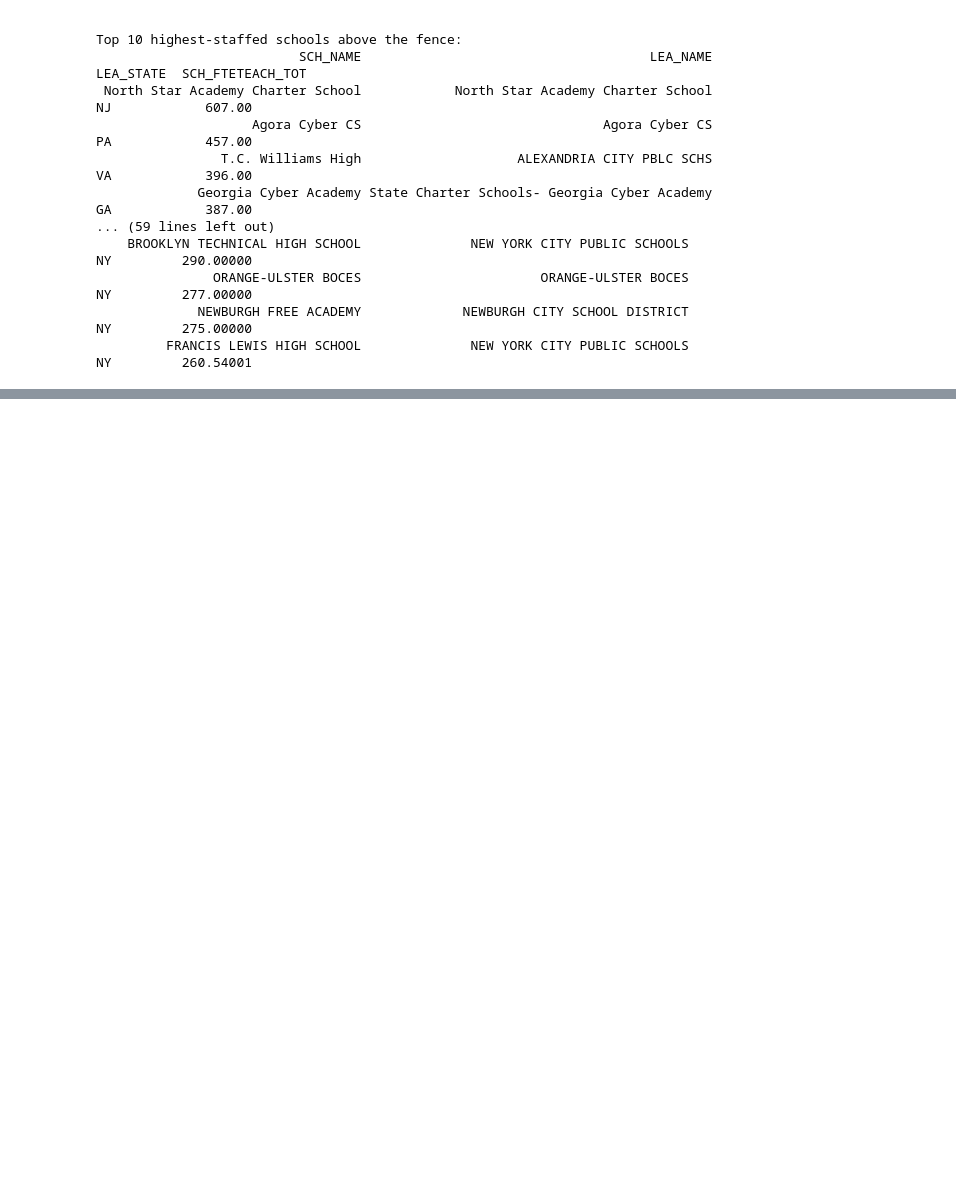
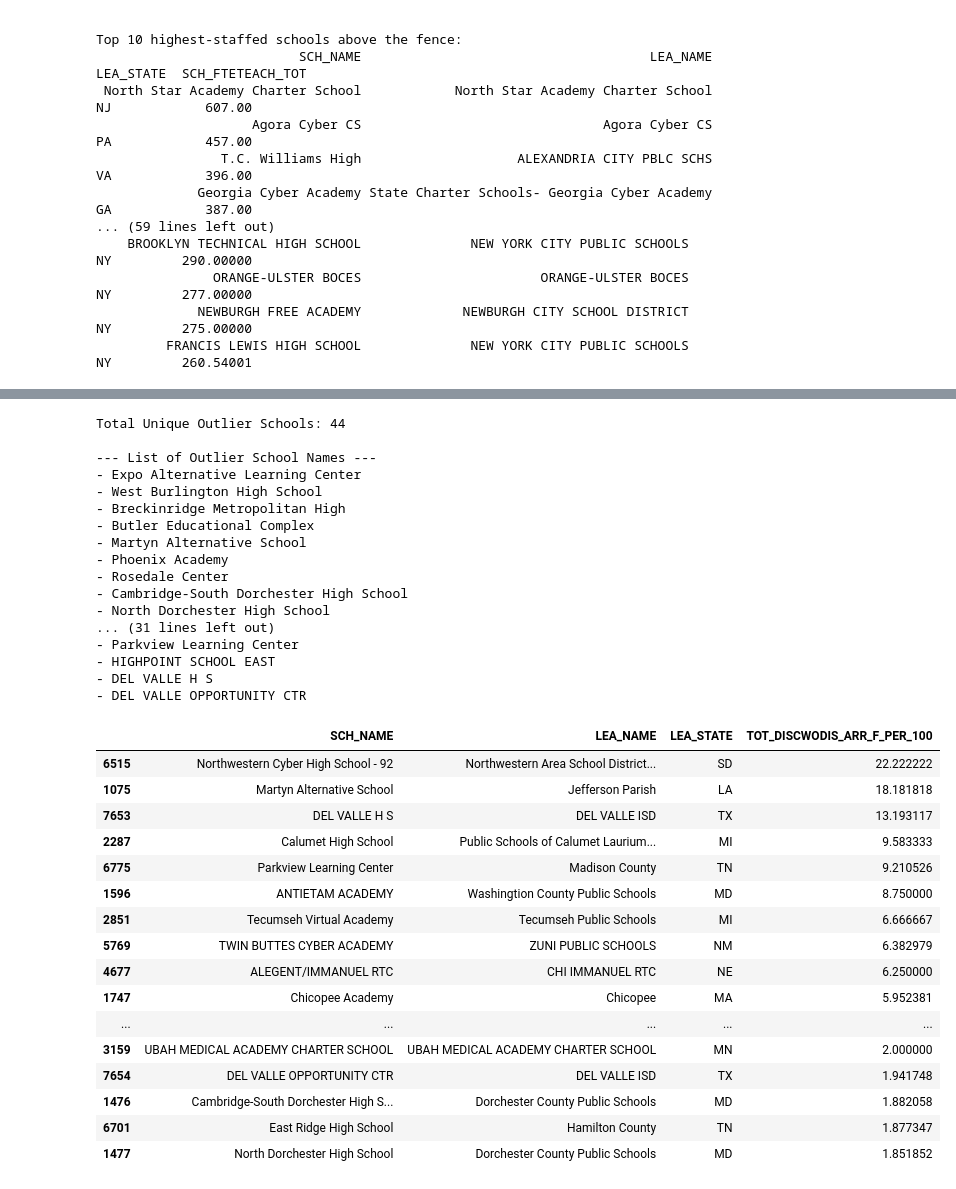
Before and after one commit to Break-Through-Tech/Capital-One-1B-ai-driven-resource-allocation-to-reduce-restrictive-practices, a Jupyter notebook: notebooks/categorycleaning_joanna.ipynb, the cells around one changed output, grey strips where cells are left out. Drawn from its saved outputs; the diff is of its cells as text; code cells hidden in the pictures; blank space fills up the shorter version.

Commit message:
adding the code that i used for the category cleaning and merging of school support and referrals and arrests

```diff
--- a/notebooks/categorycleaning_joanna.ipynb
+++ b/notebooks/categorycleaning_joanna.ipynb
@@ -271,7 +329,8 @@ for f in files:
     df = pd.read_csv(f, dtype={"LEAID": str, "SCHID": str, "COMBOKEY": str,
                                "LEA_NAME": str, "SCH_NAME": str,
                                "LEA_STATE_NAME": str, "LEA_STATE": str})
-
+    numeric_cols = df.select_dtypes("number").columns
+    data_cols = [c for c in numeric_cols if c != "YEAR"]
     # go through the count columns one at a time
     for c in data_cols:
         negative_rows = df[c] < 0          # True where the value is negative
@@ -513,19 +556,3 @@ Top 10 highest-staffed schools above the fence:
                ORANGE-ULSTER BOCES                       ORANGE-ULSTER BOCES        NY         277.00000
              NEWBURGH FREE ACADEMY             NEWBURGH CITY SCHOOL DISTRICT        NY         275.00000
          FRANCIS LEWIS HIGH SCHOOL              NEW YORK CITY PUBLIC SCHOOLS        NY         260.54001
-# %%
-import pandas as pd
-import glob
-
-refarrest_files = glob.glob("../data/filtered_data/refarrests_overlap/*.csv")
-for f in refarrest_files:
-    df_refarrests = pd.read_csv(f)
-    yr = df_refarrests["YEAR"][0]
-    print(f"{yr} : {df_refarrests.shape}")
-
-df_refarrests_2324 = pd.read_csv("../data/filtered_data/refarrests_overlap/filtered_filtered_ReferralsandArrests_2324.csv")
-
-# 2023-204 mostly holds columns with _X (holds non-binary student data)
-not_overlap = [col for col in df_refarrests_2324.columns if col not in true_overlap_columns_referrals ]
-print(true_overlap_columns_referrals)
-print(not_overlap)
@@ -542,0 +563,11 @@ YEAR: 2021-2022, Number of schools where parts != total: 2 out of 8411
+# %%
+cleaned_files_referrals = glob.glob("../data/cleaned/referrals_arrests/*.csv")
+
+for f in cleaned_files_referrals:
+    df = pd.read_csv(f)
+    numeric_cols = df.select_dtypes("number").columns
+    data_cols = [c for c in numeric_cols if c != "YEAR" and c != "SCHID"]
+    print(f"Year: {df['YEAR'].iloc[0]}")
+    for c in data_cols:
+        # np.percentile does not handle nan values so i used quantile instead
+        print(f"{c}" , df[c].quantile(0.999))
@@ -542,0 +735,47 @@ YEAR: 2021-2022, Number of schools where parts != total: 2 out of 8411
+# %%
+# Create a dedicated cell to list just the names of the outlier schools
+outlier_school_names = outliers['SCH_NAME'].dropna().unique().tolist()
+
+print(f"Total Unique Outlier Schools: {len(outlier_school_names)}")
+print("\n--- List of Outlier School Names ---")
+for name in outlier_school_names:
+    print(f"- {name}")
+
+# Optional: If you want it as a clean DataFrame containing just names, states, and rates
+outlier_summary_df = outliers[['SCH_NAME', 'LEA_NAME', 'LEA_STATE', rate_col]].sort_values(by=rate_col, ascending=False)
+display(outlier_summary_df)
+# %% [output]
+Total Unique Outlier Schools: 44
+
+--- List of Outlier School Names ---
+- Expo Alternative Learning Center
+- West Burlington High School
+- Breckinridge Metropolitan High
+- Butler Educational Complex
+- Martyn Alternative School
+- Phoenix Academy
+- Rosedale Center
+- Cambridge-South Dorchester High School
+- North Dorchester High School
+... (31 lines left out)
+- Parkview Learning Center
+- HIGHPOINT SCHOOL EAST
+- DEL VALLE H S
+- DEL VALLE OPPORTUNITY CTR
+|  | SCH_NAME | LEA_NAME | LEA_STATE | TOT_DISCWODIS_ARR_F_PER_100 |
+| 6515 | Northwestern Cyber High School - 92 | Northwestern Area School District... | SD | 22.222222 |
+| 1075 | Martyn Alternative School | Jefferson Parish | LA | 18.181818 |
+| 7653 | DEL VALLE H S | DEL VALLE ISD | TX | 13.193117 |
+| 2287 | Calumet High School | Public Schools of Calumet Laurium... | MI | 9.583333 |
+| 6775 | Parkview Learning Center | Madison County | TN | 9.210526 |
+| 1596 | ANTIETAM ACADEMY | Washingtion County Public Schools | MD | 8.750000 |
+| 2851 | Tecumseh Virtual Academy | Tecumseh Public Schools | MI | 6.666667 |
+| 5769 | TWIN BUTTES CYBER ACADEMY | ZUNI PUBLIC SCHOOLS | NM | 6.382979 |
+| 4677 | ALEGENT/IMMANUEL RTC | CHI IMMANUEL RTC | NE | 6.250000 |
+| 1747 | Chicopee Academy | Chicopee | MA | 5.952381 |
+| ... | ... | ... | ... | ... |
+| 3159 | UBAH MEDICAL ACADEMY CHARTER SCHOOL | UBAH MEDICAL ACADEMY CHARTER SCHOOL | MN | 2.000000 |
+| 7654 | DEL VALLE OPPORTUNITY CTR | DEL VALLE ISD | TX | 1.941748 |
+| 1476 | Cambridge-South Dorchester High S... | Dorchester County Public Schools | MD | 1.882058 |
+| 6701 | East Ridge High School | Hamilton County | TN | 1.877347 |
+| 1477 | North Dorchester High School | Dorchester County Public Schools | MD | 1.851852 |
```
Also changed, not shown: parts of 22 cells of this notebook.
